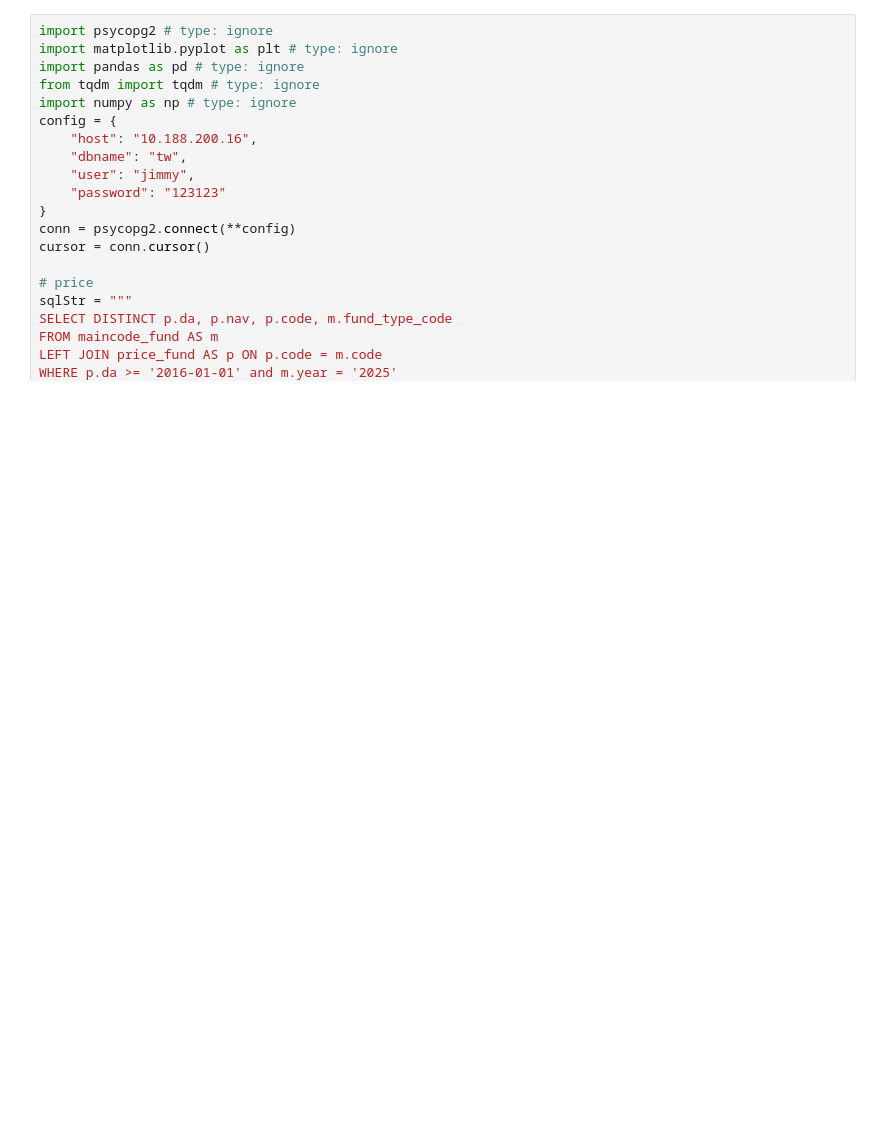
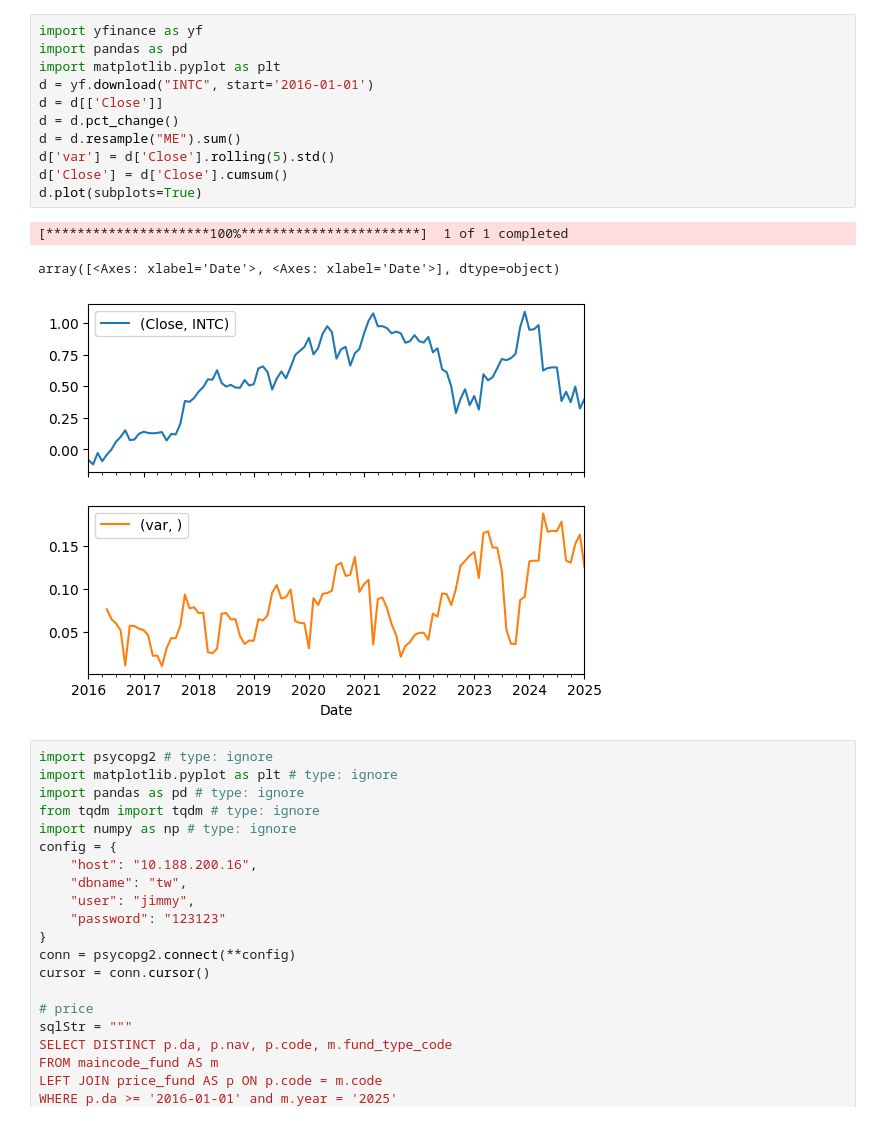
Before and after one commit to tsungyou/2025, a Jupyter notebook: historical_data/ib.ipynb, the cells around one changed output. Saved outputs shown, nothing was run; the diff lists cells and outputs as text; blank space fills up the shorter version.

```diff
--- a/historical_data/ib.ipynb
+++ b/historical_data/ib.ipynb
@@ -1,3 +1,18 @@
+# %%
+import yfinance as yf
+import pandas as pd
+import matplotlib.pyplot as plt
+d = yf.download("INTC", start='2016-01-01')
+d = d[['Close']]
+d = d.pct_change()
+d = d.resample("ME").sum()
+d['var'] = d['Close'].rolling(5).std()
+d['Close'] = d['Close'].cumsum()
+d.plot(subplots=True)
+# %% [output]
+[*********************100%***********************]  1 of 1 completed
+array([<Axes: xlabel='Date'>, <Axes: xlabel='Date'>], dtype=object)
+[figure, added]
 # %%
 import psycopg2 # type: ignore
 import matplotlib.pyplot as plt # type: ignore
```
Also changed, not shown: 1 other file.
